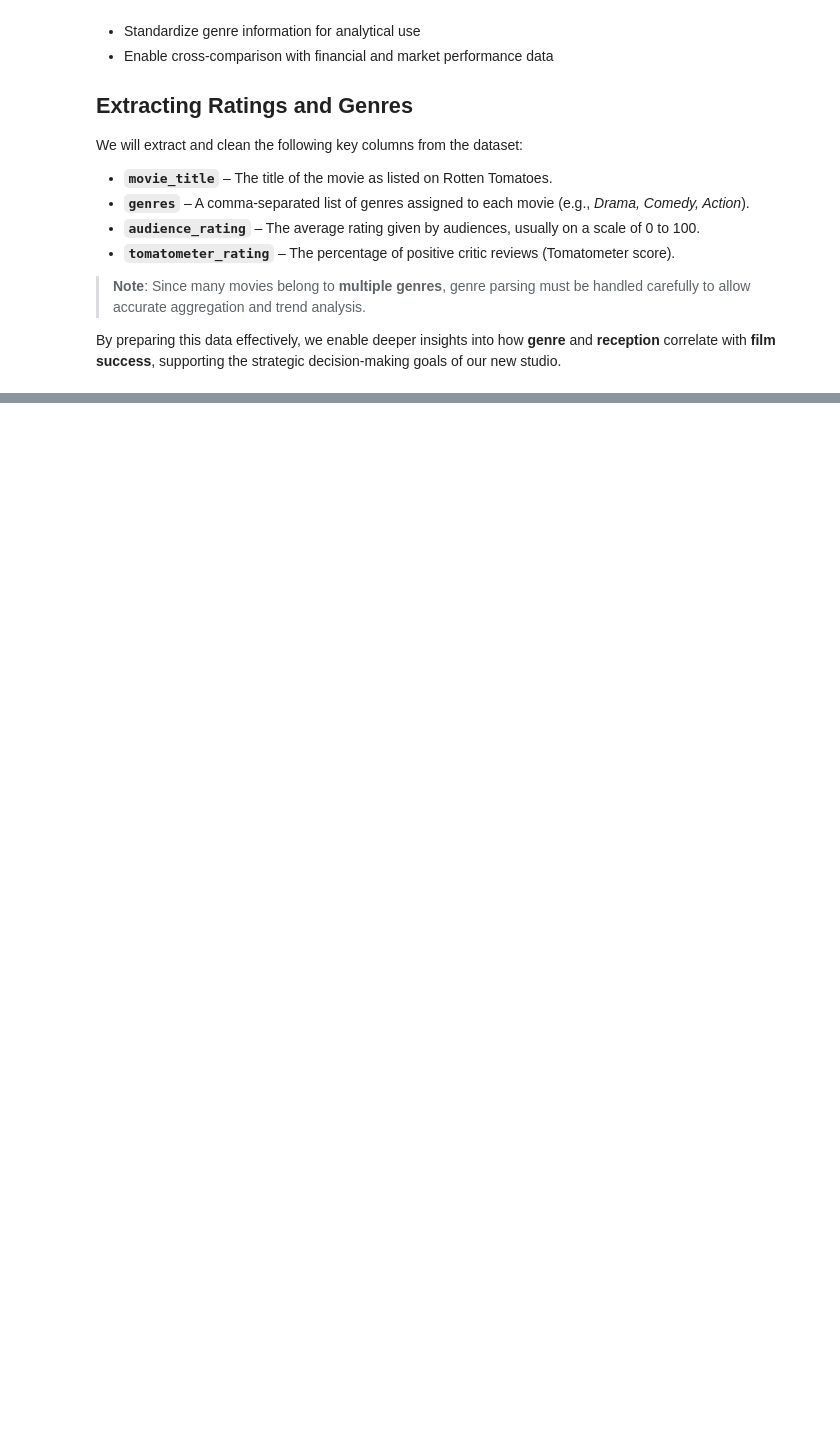
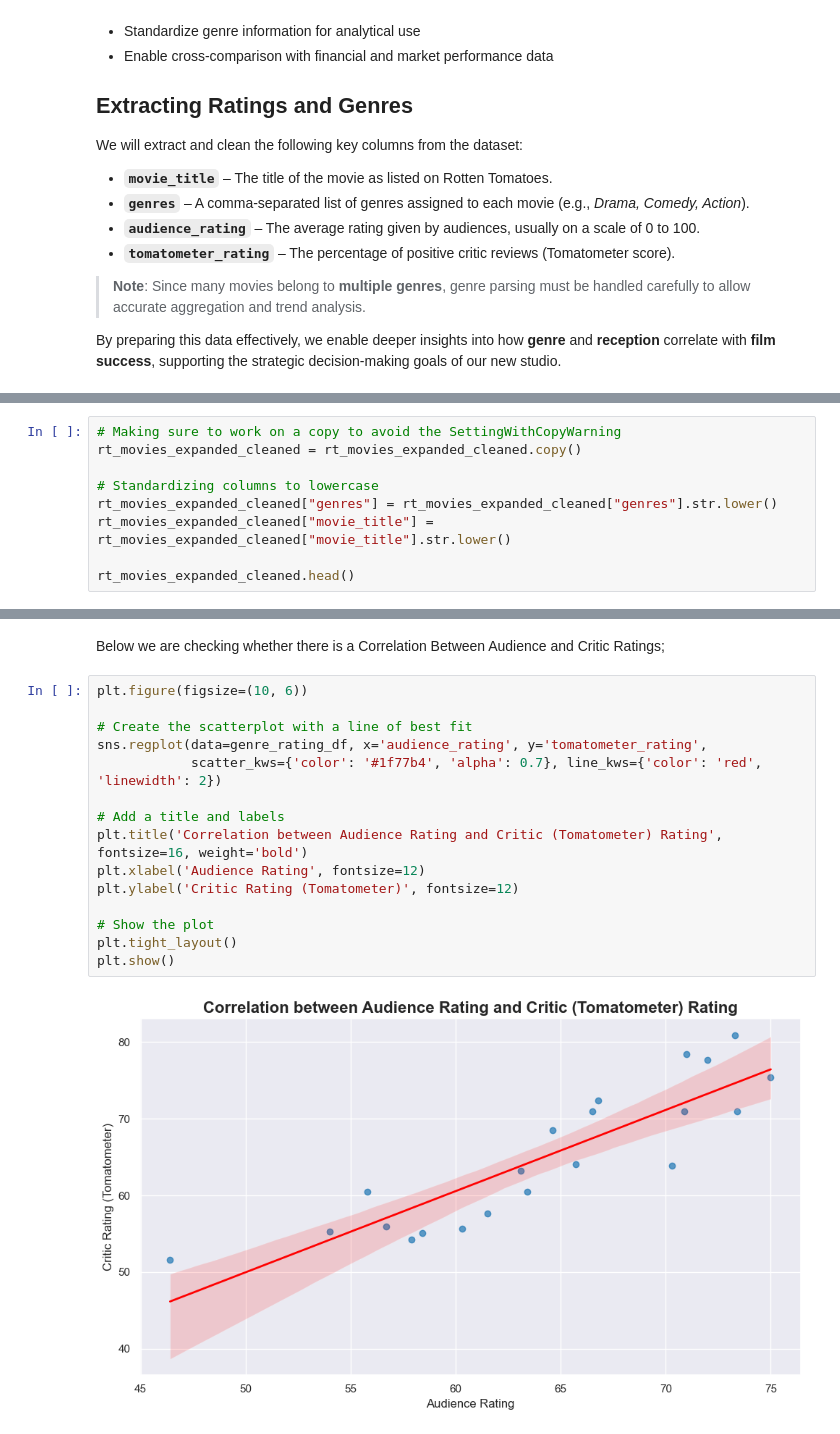
Before and after one commit to RomeC-137/Phase-G-2-Project, a Jupyter notebook: susan.ipynb, the cells around one changed output, grey strips where cells are left out. Saved outputs shown, nothing was run; the diff lists cells and outputs as text; blank space fills up the shorter version.

```diff
--- a/susan.ipynb
+++ b/susan.ipynb
@@ -229,0 +320,9 @@ genre
+# %%
+# Making sure to work on a copy to avoid the SettingWithCopyWarning
+rt_movies_expanded_cleaned = rt_movies_expanded_cleaned.copy()
+
+# Standardizing columns to lowercase
+rt_movies_expanded_cleaned["genres"] = rt_movies_expanded_cleaned["genres"].str.lower()
+rt_movies_expanded_cleaned["movie_title"] = rt_movies_expanded_cleaned["movie_title"].str.lower()
+
+rt_movies_expanded_cleaned.head()
@@ -229,0 +725,19 @@ genre
+# %% [markdown]
+Below we are checking whether there is a Correlation Between Audience and Critic Ratings;
+# %%
+plt.figure(figsize=(10, 6))
+
+# Create the scatterplot with a line of best fit
+sns.regplot(data=genre_rating_df, x='audience_rating', y='tomatometer_rating',
+            scatter_kws={'color': '#1f77b4', 'alpha': 0.7}, line_kws={'color': 'red', 'linewidth': 2})
+
+# Add a title and labels
+plt.title('Correlation between Audience Rating and Critic (Tomatometer) Rating', fontsize=16, weight='bold')
+plt.xlabel('Audience Rating', fontsize=12)
+plt.ylabel('Critic Rating (Tomatometer)', fontsize=12)
+
+# Show the plot
+plt.tight_layout()
+plt.show()
+# %% [output]
+[figure, added]
```
Also changed, not shown: parts of 58 cells of this notebook, 6 other files.
